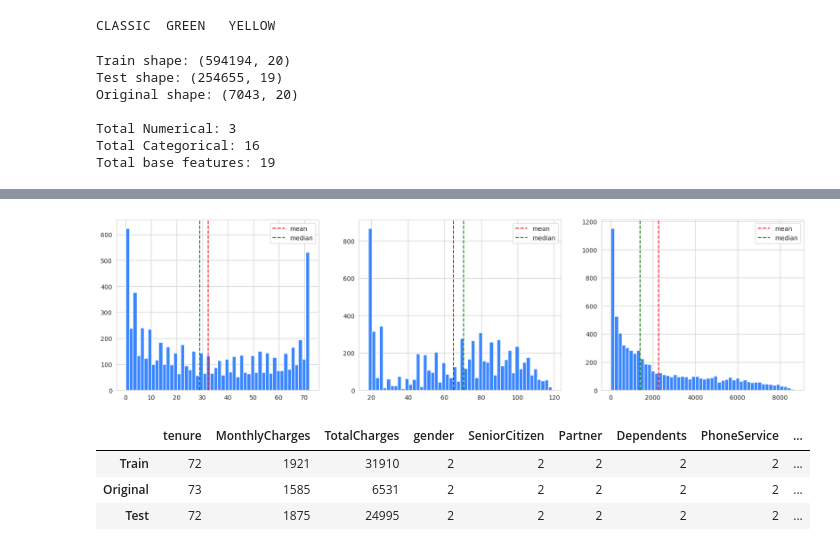
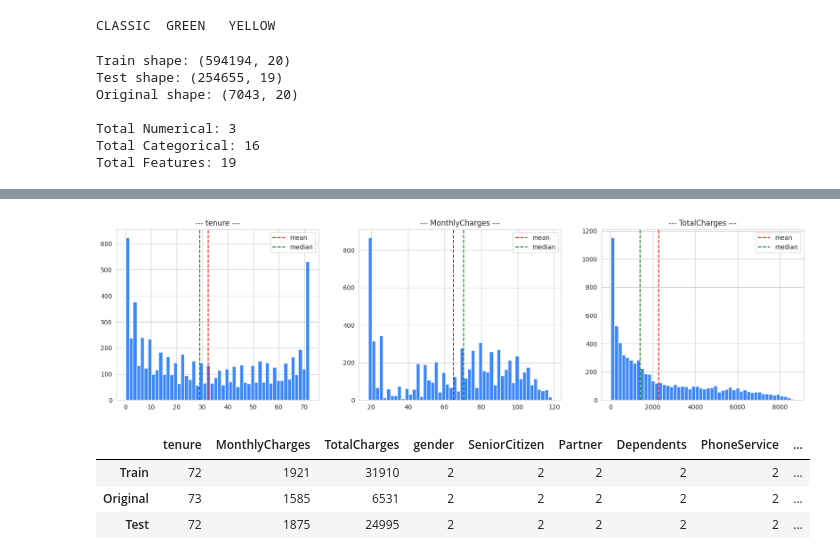
Before and after one commit to coded-sly/ps6e3-Customer-Churn, a Jupyter notebook: ps6e3-xgboost-trainer.ipynb, the cells around one changed output, grey strips where cells are left out. Cells and saved outputs as stored; diff of their text form; code cells hidden in the pictures.

```diff
--- a/ps6e3-xgboost-trainer.ipynb
+++ b/ps6e3-xgboost-trainer.ipynb
@@ -117,7 +117,7 @@ for (name, df) in dict(Train=train, Test=test, Original=orig).items():
 
 print(f"\nTotal Numerical: {len(NUMS)}")
 print(f"Total Categorical: {len(CATS)}")
-print(f"Total base features: {len(BASE)}")
+print(f"Total Features: {len(BASE)}")
 # %% [output]
 Train shape: (594194, 20)
 Test shape: (254655, 19)
@@ -125,7 +125,7 @@ Original shape: (7043, 20)
 
 Total Numerical: 3
 Total Categorical: 16
-Total base features: 19
+Total Features: 19
 # %%
 display(train.head())
 train.info()
@@ -187,15 +187,16 @@ memory usage: 1.1+ MB
 # %%
 plt.figure(figsize=(20, 5))
 for i, col in enumerate(NUMS):
     plt.subplot(1, 3, i+1)
     ax = plt.hist(orig[col], bins=50)
     plt.axvline(x=orig[col].mean(), color='r', linestyle='--', label='mean')
     plt.axvline(x=orig[col].median(), color='g', linestyle='--', label='median')
+    plt.title(f'--- {col} ---')
     plt.legend()
 
 plt.show()
 # %% [output]
-[figure, old version]
+[figure, new version]
 # %%
 ## -- Unique value counts for each dataset --
 TRAIN_UNIQUE = {}
```
Also changed, not shown: parts of 23 cells of this notebook.
